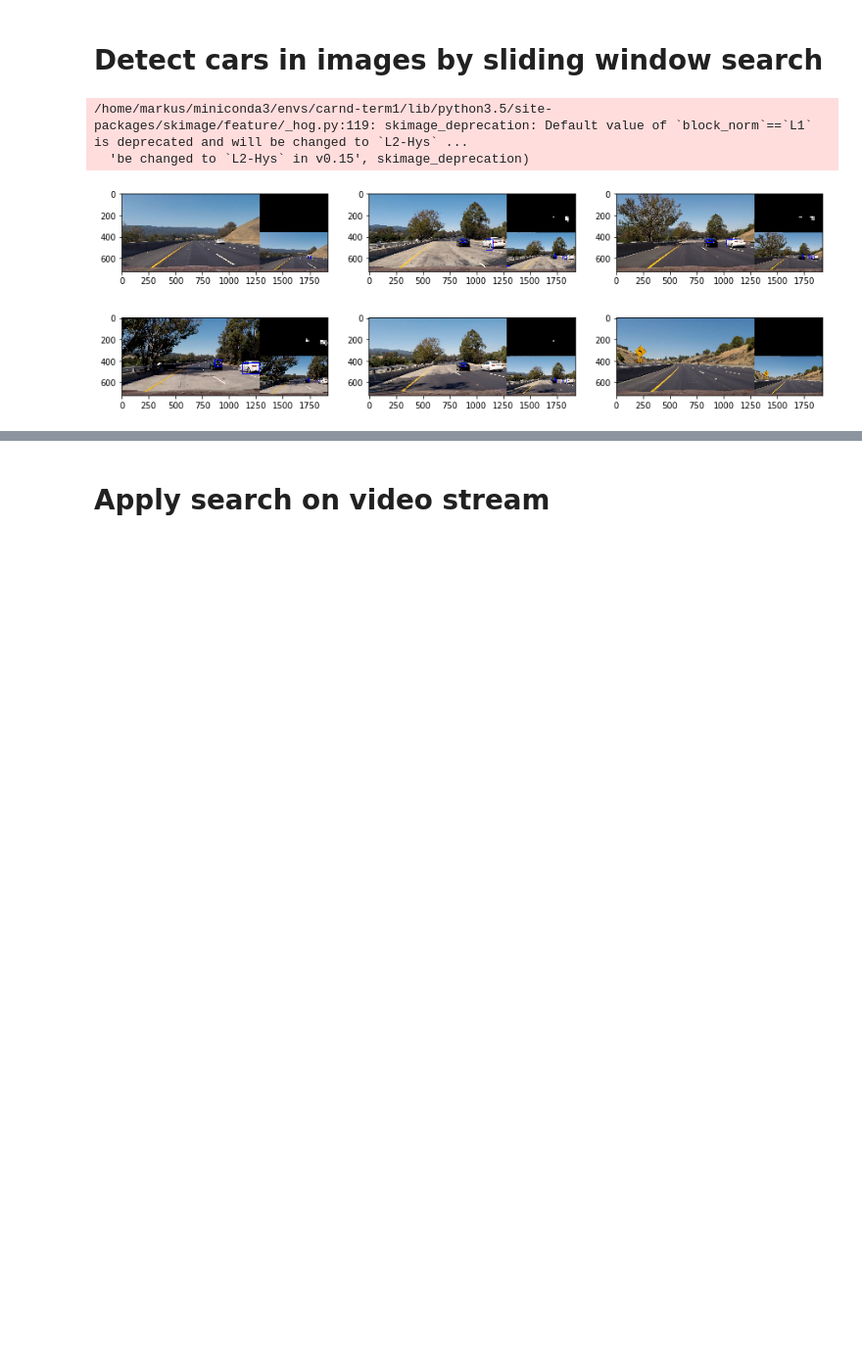
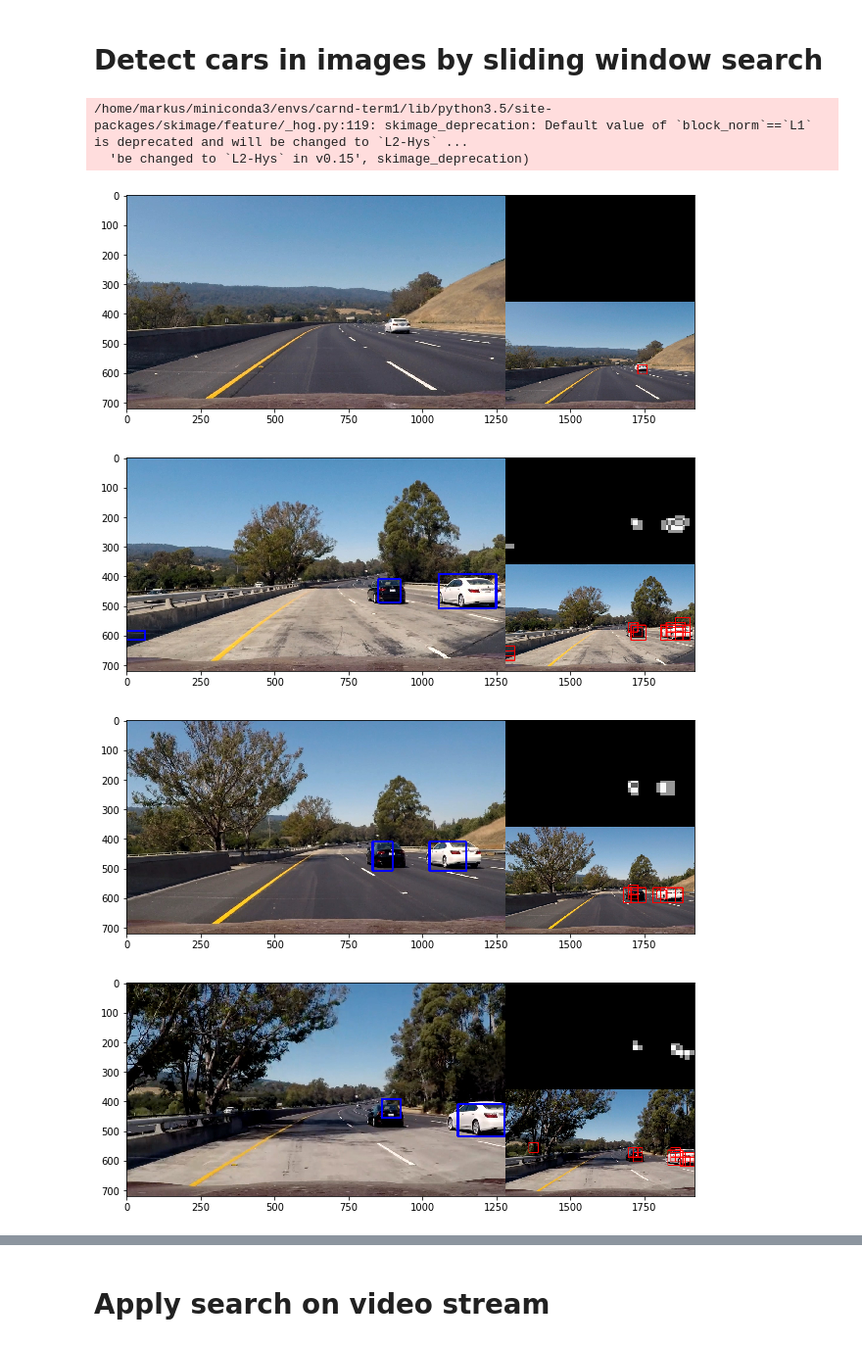
Before and after one commit to markusbrn/CarNDVehicleDetectionP1, a Jupyter notebook: CarNDVehicleDetectionP1.ipynb, the cells around one changed output, grey strips where cells are left out. Shown at 98% size. Cells and saved outputs as stored; diff of their text form; code cells hidden in the pictures; blank space fills up the shorter version.

```diff
--- a/CarNDVehicleDetectionP1.ipynb
+++ b/CarNDVehicleDetectionP1.ipynb
@@ -186,7 +186,7 @@ fig.tight_layout()
 # %% [markdown]
 Next, the functions defined above are called from the function extract_features. The output of this function is a concatenated feature array that will be used for classification of images and/or video streams.
 # %%
-def extract_features(img, cspace='YCrCb', hist_bins=32, hist_range=(0, 256),
+def extract_features(img, cspace='LUV', hist_bins=32, hist_range=(0, 256),
                                           spatial_size=(32, 32),
                                           orient=9, pix_per_cell=8, cell_per_block=2, hog_channel=0,
                                           hist_feat=True, spatial_feat=True, hog_feat=True):
@@ -233,11 +233,11 @@ car_features   = []
 nocar_features = []
 for car in cars:
     img = cv2.cvtColor(cv2.imread(car),cv2.COLOR_BGR2RGB)
-    car_features.append(extract_features(img, cspace='YCrCb', hog_channel=0))
+    car_features.append(extract_features(img, cspace='LUV', hog_channel=0))
 
 for nocar in nocars:
     img = cv2.cvtColor(cv2.imread(nocar),cv2.COLOR_BGR2RGB)
-    nocar_features.append(extract_features(img, cspace='YCrCb', hog_channel=0))
+    nocar_features.append(extract_features(img, cspace='LUV', hog_channel=0))
 
 if len(car_features) > 0:
     # Create an array stack of feature vectors
@@ -324,7 +324,7 @@ def slide_window(img, x_start_stop=[None, None], y_start_stop=[None, None],
     # Return the list of windows
     return window_list
 # %%
-def search_windows(img, windows, clf, scaler, color_space='YCrCb',
+def search_windows(img, windows, clf, scaler, color_space='LUV',
                    hist_bins=32, hist_range=(0, 256),
                    spatial_size=(32, 32),
                    orient=9, pix_per_cell=8, cell_per_block=2, hog_channel=0,
@@ -371,7 +371,7 @@ def add_heat(heat, bbox_list):
         # Assuming each "box" takes the form ((x1, y1), (x2, y2))
         heat[box[0][1]:box[1][1], box[0][0]:box[1][0]] += 2.
     # Return updated heatmap
-    return np.clip(heat,0.,255.)# Iterate through list of bboxes
+    return np.clip(heat,0.,15.)# Iterate through list of bboxes
 
 def apply_threshold(heat, threshold):
     # Zero out pixels below the threshold
@@ -382,6 +382,7 @@ def apply_threshold(heat, threshold):
 
 def draw_labeled_bboxes(img, labels):
     # Iterate through all detected cars
+    bbox_centers = []
     for car_number in range(1, labels[1]+1):
         # Find pixels with each car_number label value
         nonzero = (labels[0] == car_number).nonzero()
@@ -390,48 +391,56 @@ def draw_labeled_bboxes(img, labels):
         nonzerox = np.array(nonzero[1])
         # Define a bounding box based on min/max x and y
         bbox = ((np.min(nonzerox), np.min(nonzeroy)), (np.max(nonzerox), np.max(nonzeroy)))
+        bbox_center = (bbox[0][0]+(bbox[1][0]-bbox[0][0])/2,bbox[0][1]+(bbox[1][1]-bbox[0][1])/2)
+        bbox_centers.append(bbox_center)
         # Draw the box on the image
         cv2.rectangle(img, bbox[0], bbox[1], (0,0,255), 6)
     # Return the image
-    return img
+    return img, bbox_centers
 # %%
 imgstrs = glob.glob('./test_images/*.jpg')
 
-plt.figure(figsize=(15,5))
+#plt.figure(figsize=(15,15))
 i=0
 for imgstr in imgstrs:
     img = cv2.cvtColor(cv2.imread(imgstr),cv2.COLOR_BGR2RGB)
     heat = (np.zeros_like(img[:,:,0])).astype(np.float)
     i=i+1
-    plt.subplot(2,3,i)
+    #plt.subplot(6,1,i)
 
     #window_list = slide_window(img, y_start_stop=[np.int(img.shape[0]/2), img.shape[0]])
-    window_list = slide_window(img, y_start_stop=[np.int(img.shape[0]/2), img.shape[0]], xy_window=(64,64))
-    hot_windows = search_windows(img, window_list, clf, X_scaler)
+    window_list1 = slide_window(img, y_start_stop=[np.int(img.shape[0]/2), img.shape[0]], xy_window=(64,64))
+    window_list2 = slide_window(img, y_start_stop=[np.int(img.shape[0]/2), img.shape[0]], xy_window=(100,100))
+    window_list = window_list1+window_list2
+    hot_windows = search_windows(img, window_list, clf, X_scaler, hog_channel=0)
     heat = add_heat(heat,hot_windows)
     heatmap = apply_threshold(heat,1)
     labels = label(heatmap)
 
-    img_act = draw_boxes(img, hot_windows, color=(0, 0, 255), thick=6)
+    img_act = draw_boxes(img, hot_windows, color=(255, 0, 0), thick=6)
     hmp_dsp = np.uint8(np.clip(heatmap*50,0,255))
     img_hmp = np.dstack((hmp_dsp,hmp_dsp,hmp_dsp))
-    img_trk = draw_labeled_bboxes(np.copy(img), labels)
+    img_trk, bbox_centers = draw_labeled_bboxes(np.copy(img), labels)
 
     image1 = Image.fromarray(img_trk)
     image2 = Image.fromarray(img_hmp)
     image3 = Image.fromarray(img_act)
 
     image2=image2.resize((640,360),Image.ANTIALIAS)
     image3=image3.resize((640,360),Image.ANTIALIAS)
 
     result = Image.new('RGB',(image1.size[0]+image2.size[0],image1.size[1]))
     result.paste(im=image1, box=(0, 0))
     result.paste(im=image2, box=(image1.size[0], 0))
     result.paste(im=image3, box=(image1.size[0], image2.size[1]))
     img_plt = np.array(result)
 
+    plt.figure(figsize=(15,4))
     plt.imshow(img_plt)
 # %% [output]
 /home/markus/miniconda3/envs/carnd-term1/lib/python3.5/site-packages/skimage/feature/_hog.py:119: skimage_deprecation: Default value of `block_norm`==`L1` is deprecated and will be changed to `L2-Hys` ...
   'be changed to `L2-Hys` in v0.15', skimage_deprecation)
-[figure, old version]
+[figure, new version]
+[figure, added]
+[figure, added]
+[figure, added]
```
Also changed, not shown: parts of 8 cells of this notebook.
